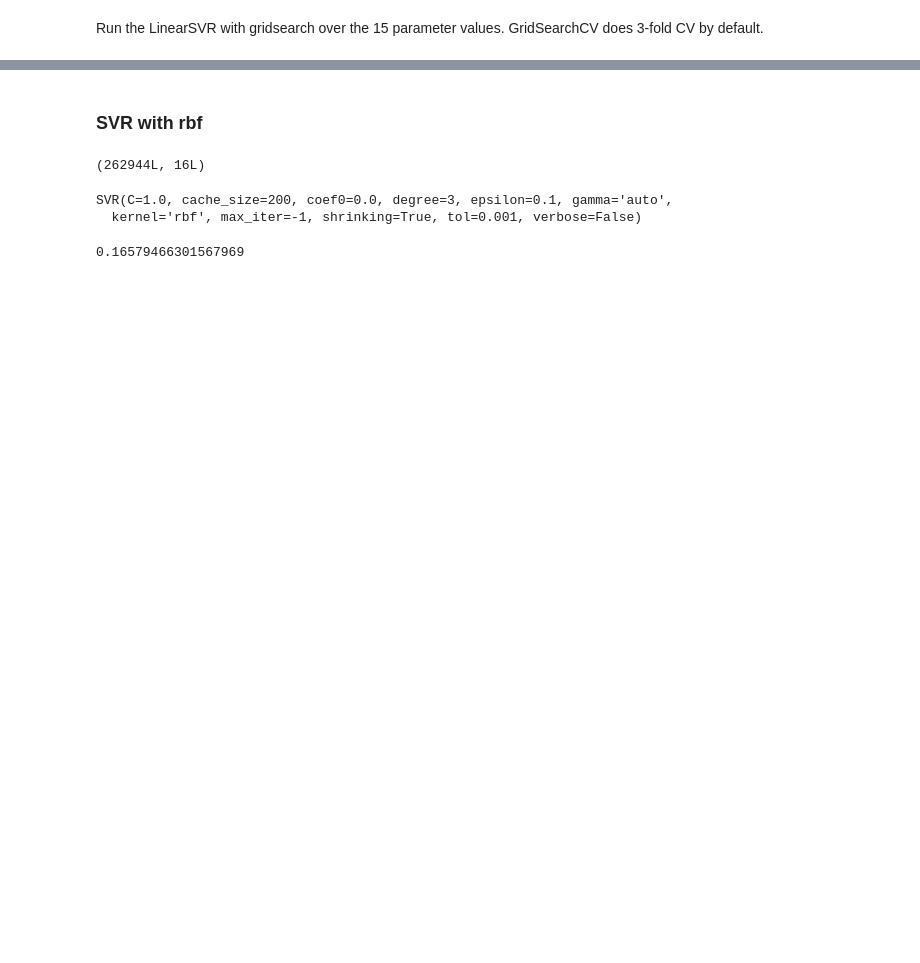
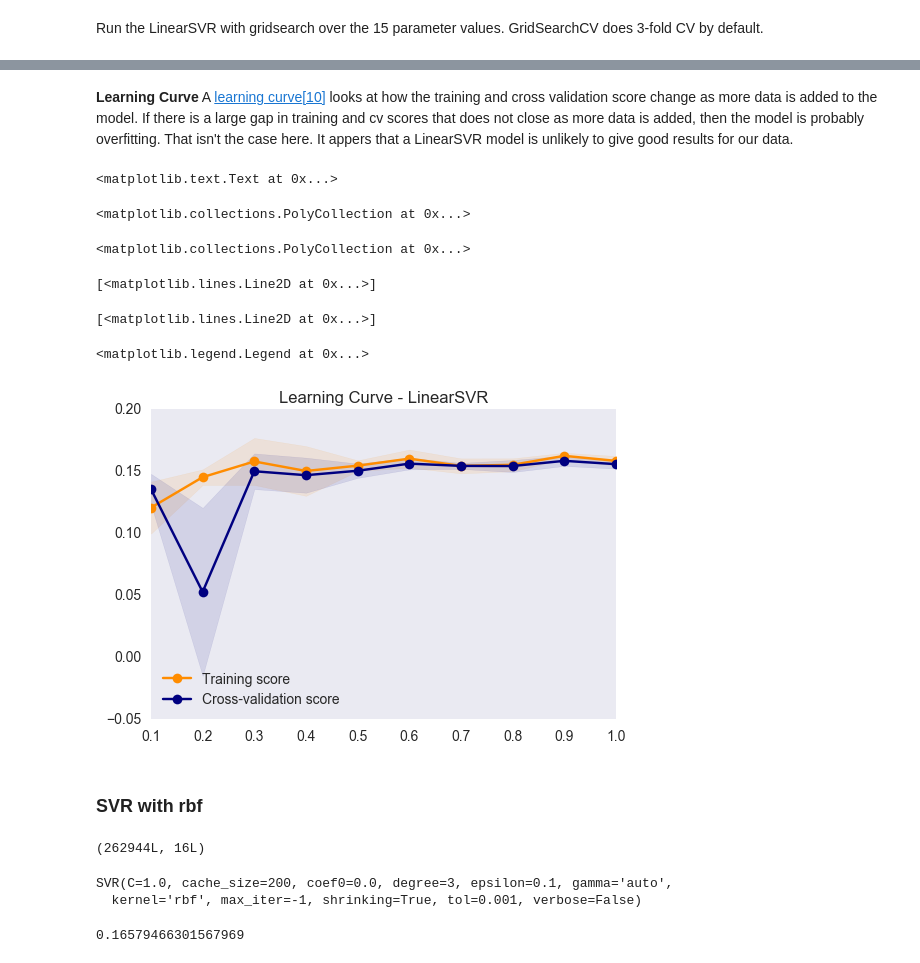
Before and after one commit to gschivley/ERCOT_power, a Jupyter notebook: Final report/Final Report.ipynb, the cells around one changed output, grey strips where cells are left out. Saved outputs shown, nothing was run; the diff lists cells and outputs as text; code cells hidden in the pictures; blank space fills up the shorter version.

Commit message:
Fleshing out model fitting&prediction section

```diff
--- a/Final report/Final Report.ipynb
+++ b/Final report/Final Report.ipynb
@@ -1032,3 +1025,38 @@ plt.legend(['test_score', 'train_score'])
+# %% [markdown]
+**Learning Curve**
+A [learning curve](http://scikit-learn.org/stable/modules/learning_curve.html)[[10]](#References) looks at how the training and cross validation score change as more data is added to the model. If there is a large gap in training and cv scores that does not close as more data is added, then the model is probably overfitting. That isn't the case here. It appers that a LinearSVR model is unlikely to give good results for our data.
+# %%
+xLen = len(X_train_scaled)
+tSize = [.1, .2, .3, .4, .5, .6, .7, .8, .9, 1]
+train_sizes, train_scores, valid_scores = learning_curve(LinearSVR(), X_train_scaled, y_train, train_sizes = tSize)
+
+train_scores_mean = np.mean(train_scores, axis=1)
+train_scores_std = np.std(train_scores, axis=1)
+valid_scores_mean = np.mean(valid_scores, axis=1)
+valid_scores_std = np.std(valid_scores, axis=1)
+
+plt.grid()
+
+plt.title("Learning Curve - LinearSVR")
+plt.fill_between(tSize, train_scores_mean - train_scores_std,
+                 train_scores_mean + train_scores_std, alpha=0.1,
+                 color="darkorange")
+plt.fill_between(tSize, valid_scores_mean - valid_scores_std,
+                 valid_scores_mean + valid_scores_std, alpha=0.1, color="navy")
+plt.plot(tSize, train_scores_mean, 'o-', color="darkorange",
+         label="Training score")
+plt.plot(tSize, valid_scores_mean, 'o-', color="navy",
+         label="Cross-validation score")
+
+plt.legend(loc="best")
+# %% [output]
+<matplotlib.text.Text at 0x...>
+<matplotlib.collections.PolyCollection at 0x...>
+<matplotlib.collections.PolyCollection at 0x...>
+[<matplotlib.lines.Line2D at 0x...>]
+[<matplotlib.lines.Line2D at 0x...>]
+<matplotlib.legend.Legend at 0x...>
+[figure, added]
 # %% [markdown]
 ### SVR with rbf
 # %%
```
Also changed, not shown: parts of 28 cells of this notebook.
